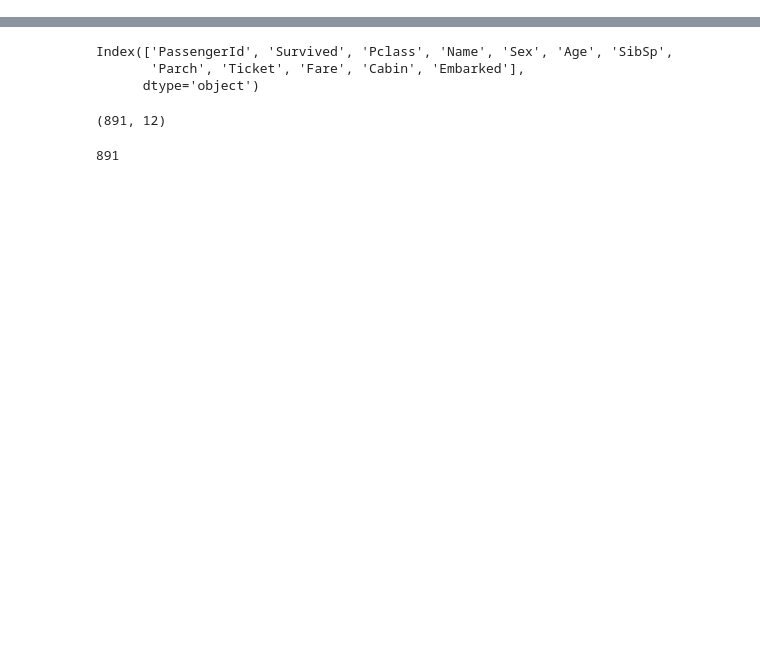
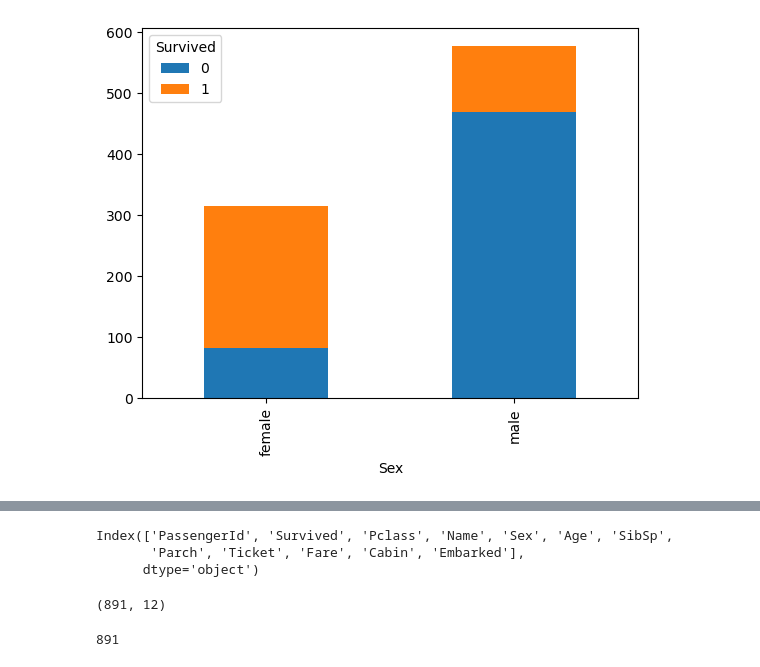
Before and after one commit to SaswataA04/eda, a Jupyter notebook: eda_notebook_1.ipynb, the cells around one changed output, grey strips where cells are left out. Drawn from its saved outputs; the diff is of its cells as text; code cells hidden in the pictures; blank space fills up the shorter version.

```diff
--- a/eda_notebook_1.ipynb
+++ b/eda_notebook_1.ipynb
@@ -4,0 +12,5 @@ df = pd.read_csv('train_eda.csv')
+# %%
+pd.crosstab(df['Sex'], df['Survived']).plot(kind='bar', stacked=True)
+plt.show()
+# %% [output]
+[figure, added]
```
Also changed, not shown: parts of 6 cells of this notebook.
